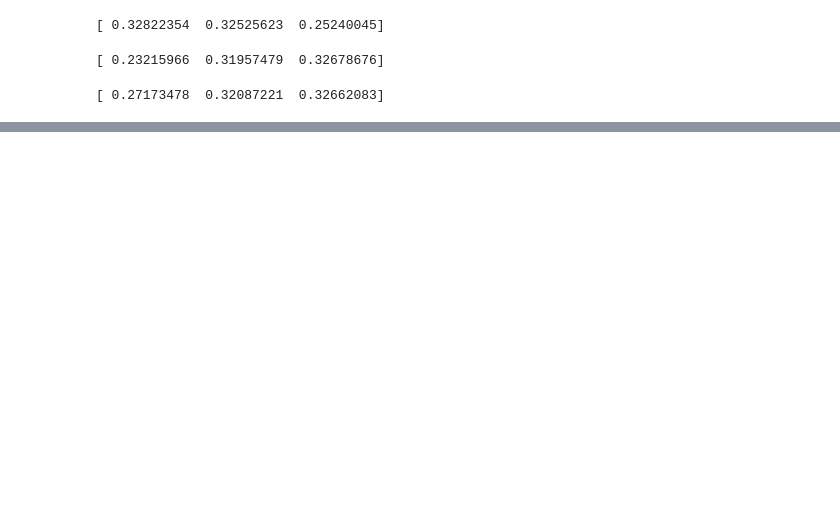
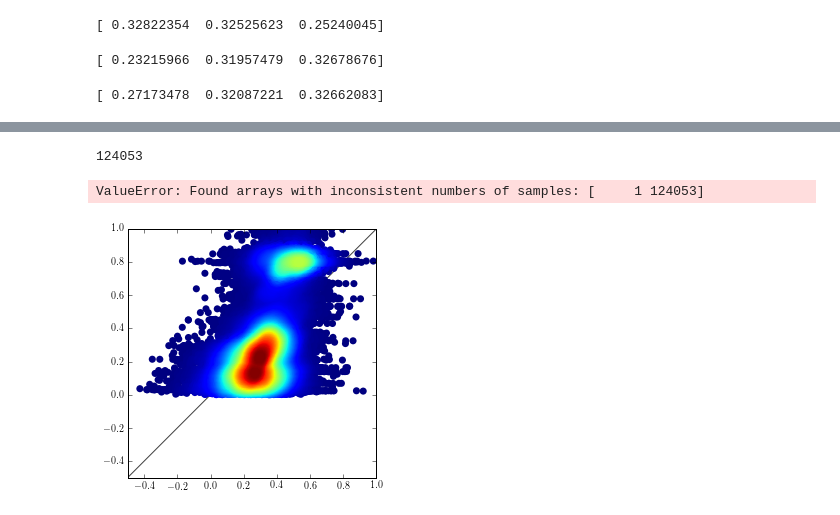
Before and after one commit to citp/namecoin-analysis, a Jupyter notebook: Regression/Untitled1.ipynb, the cells around one changed output, grey strips where cells are left out. Cells and saved outputs as stored; diff of their text form; code cells hidden in the pictures; blank space fills up the shorter version.

```diff
--- a/Regression/Untitled1.ipynb
+++ b/Regression/Untitled1.ipynb
@@ -263,0 +319,38 @@ print(score)
+# %%
+X_train, X_test, y_train, y_test = train_test_split(alexaFeature, scores, test_size=0.33, random_state=0)
+# %%
+len(y_train)
+# %% [output]
+124053
+# %%
+reg = Ridge()
+reg.fit(np.array(X_train), np.transpose(np.array(y_train)))
+# %% [output]
+ValueError: Found arrays with inconsistent numbers of samples: [     1 124053]
+# %%
+predicted = reg.predict(X_test)
+# %%
+import numpy as np
+import matplotlib.pyplot as plt
+from scipy.stats import gaussian_kde
+
+# Generate fake data
+x = predicted
+y = np.array(y_test)
+
+# Calculate the point density
+xy = np.vstack([x,y])
+z = gaussian_kde(xy)(xy)
+
+idx = z.argsort()
+x, y, z = x[idx], y[idx], z[idx]
+# %%
+fig, ax = plt.subplots()
+ax.scatter(x, y, c=z, s=50, edgecolor='')
+ax.plot([-.5,1], [-.5, 1], 'k-', alpha=0.75, zorder=0)
+ax.set_aspect('equal')
+ax.set_xlim([-.5,1])
+ax.set_ylim([-.5,1])
+plt.show()
+# %% [output]
+[figure, added]
```
Also changed, not shown: parts of 21 cells of this notebook.
